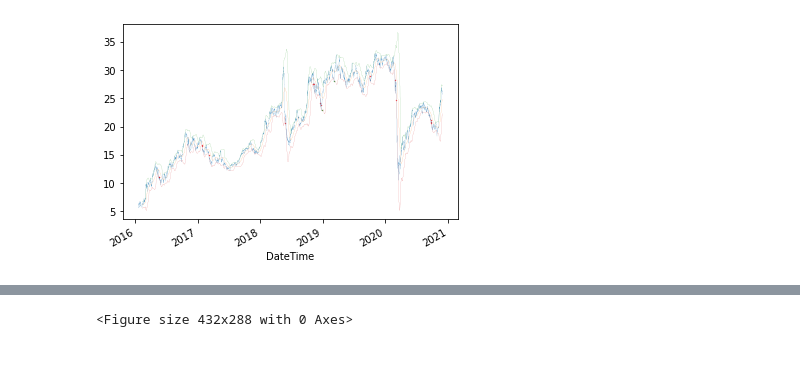
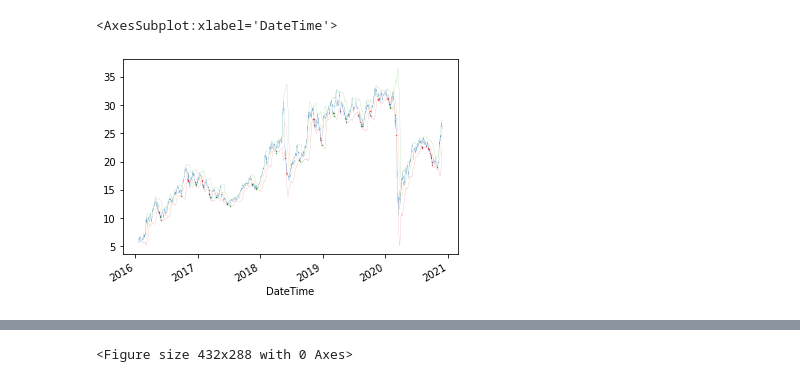
Before and after one commit to Fintellingence/MVP, a Jupyter notebook: scripts/Visualization.ipynb, the cells around one changed output, grey strips where cells are left out. Cells and saved outputs as stored; diff of their text form; code cells hidden in the pictures.

Commit message:
Visualization Bollinger

```diff
--- a/scripts/Visualization.ipynb
+++ b/scripts/Visualization.ipynb
@@ -8,5 +8,5 @@ DB_PATH = '/home/naga/FintelligenceData/MetaTrader_M1.db'
 petr3_raw = mvp.rawdata.RawData('PETR3',DB_PATH)
 petr3_raw.df = petr3_raw.time_window(start = pd.Timestamp('2016-01-20 10:15:00'),stop = pd.Timestamp('2020-12-20 10:15:00'),time_step=60)
 # %%
-parameters = {'ModelParameters':{'DEV':[100],'MA':[100],'K_value':2}, 'OperationParameters':{'SL': 1.00, 'TP': 2.00, 'IH': 30}}
+parameters = {'ModelParameters':{'DEV':[100],'MA':[100],'K_value':2}, 'OperationParameters':{'SL': 1.00, 'TP': 2.00, 'IH': 1000}}
 model = mvp.primary.PrimaryModel(petr3_raw,'bollinger_bands',parameters)
@@ -63,13 +23,15 @@ total
 # %%
 buy_profit = total[(total['Trigger']==1) & (total['Labels']==1)][['Close']]
 buy_loss = total[(total['Trigger']==1) & (total['Labels']==-1)][['Close']]
+buy_neutral = total[(total['Trigger']==1) & (total['Labels']==0)][['Close']]
 # %%
 plt.scatter(buy_profit.index, buy_profit['Close'], c='g', s = 0.1)
 plt.scatter(buy_loss.index, buy_loss['Close'], c='r', s = 0.1)
+plt.scatter(buy_neutral.index, buy_neutral['Close'], c='b', s = 0.1)
 total.Close.plot(linewidth = 0.1)
 total.MA_100.plot(linewidth = 0.1)
 total.UpBand.plot(linewidth = 0.1)
 total.DownBand.plot(linewidth = 0.1)
-plt.savefig('test.pdf')
 # %% [output]
+<AxesSubplot:xlabel='DateTime'>
-[figure, old version]
+[figure, new version]
```
Also changed, not shown: parts of 13 cells of this notebook.
